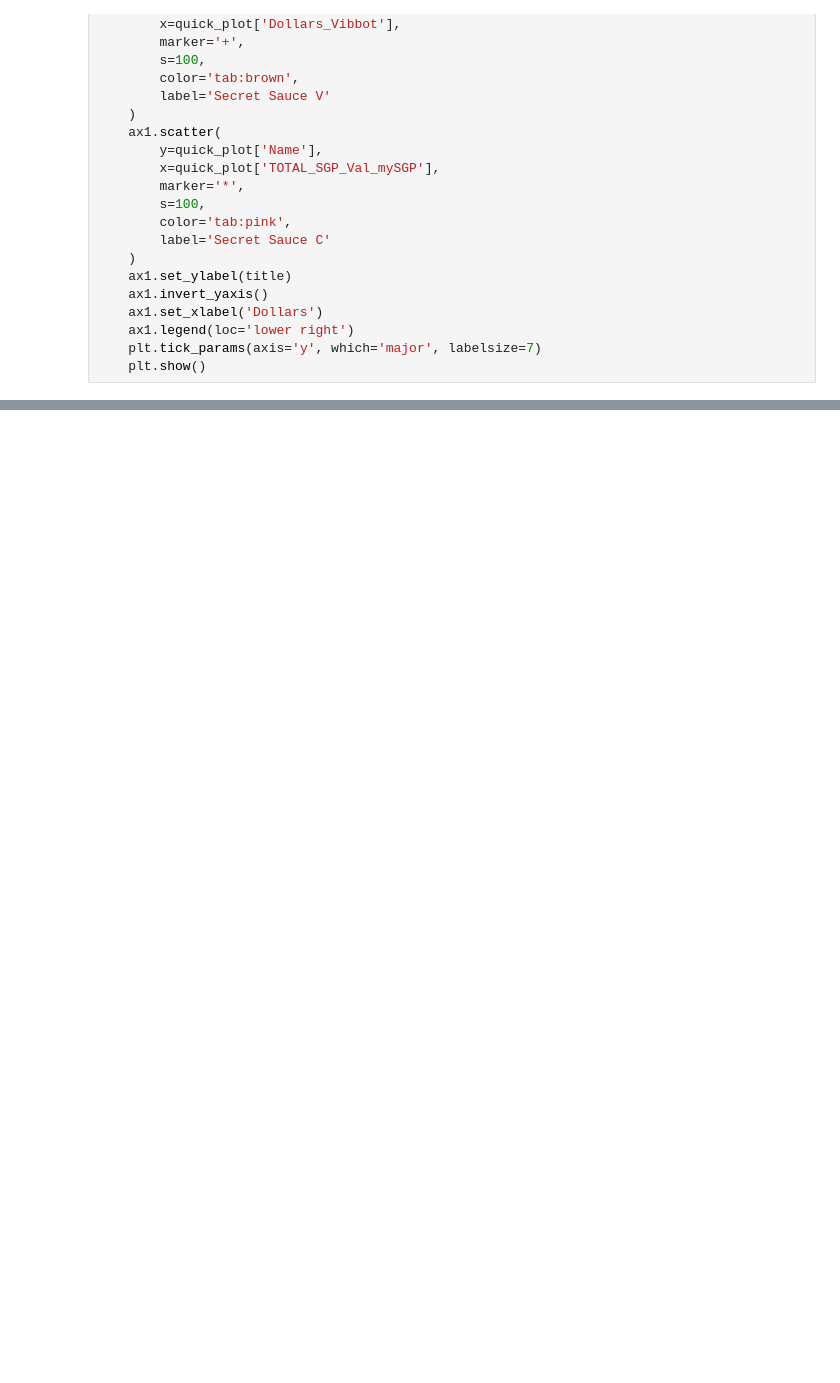
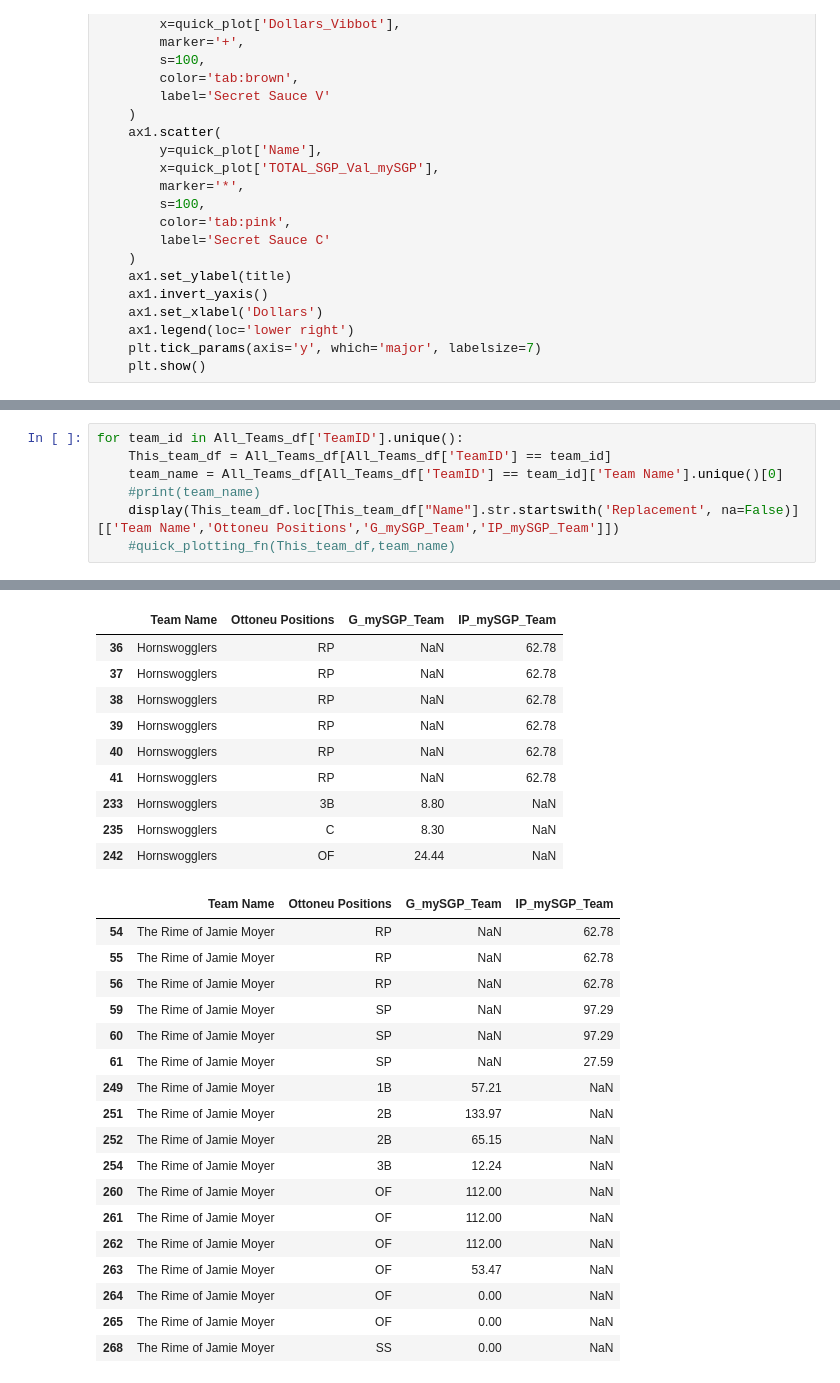
Before and after one commit to chmartin/Ottoneu_Baseball_Projects, a Jupyter notebook: Draft_Plan/Imaginary_Hammers.ipynb, the cells around one changed output, grey strips where cells are left out. Saved outputs shown, nothing was run; the diff lists cells and outputs as text; blank space fills up the shorter version.

```diff
--- a/Draft_Plan/Imaginary_Hammers.ipynb
+++ b/Draft_Plan/Imaginary_Hammers.ipynb
@@ -243,0 +268,8 @@ for team_id in All_Teams_df['TeamID'].unique():
+# %%
+for team_id in All_Teams_df['TeamID'].unique():
+    This_team_df = All_Teams_df[All_Teams_df['TeamID'] == team_id]
+    team_name = All_Teams_df[All_Teams_df['TeamID'] == team_id]['Team Name'].unique()[0]
+    #print(team_name)
+    display(This_team_df.loc[This_team_df["Name"].str.startswith('Replacement', na=False)][['Team Name','Ottoneu Positions','G_mySGP_Team','IP_mySGP_Team']])
+    #quick_plotting_fn(This_team_df,team_name)
+# %% [output]
@@ -243,0 +303,28 @@ for team_id in All_Teams_df['TeamID'].unique():
+|  | Team Name | Ottoneu Positions | G_mySGP_Team | IP_mySGP_Team |
+| 36 | Hornswogglers | RP | NaN | 62.78 |
+| 37 | Hornswogglers | RP | NaN | 62.78 |
+| 38 | Hornswogglers | RP | NaN | 62.78 |
+| 39 | Hornswogglers | RP | NaN | 62.78 |
+| 40 | Hornswogglers | RP | NaN | 62.78 |
+| 41 | Hornswogglers | RP | NaN | 62.78 |
+| 233 | Hornswogglers | 3B | 8.80 | NaN |
+| 235 | Hornswogglers | C | 8.30 | NaN |
+| 242 | Hornswogglers | OF | 24.44 | NaN |
+|  | Team Name | Ottoneu Positions | G_mySGP_Team | IP_mySGP_Team |
+| 54 | The Rime of Jamie Moyer | RP | NaN | 62.78 |
+| 55 | The Rime of Jamie Moyer | RP | NaN | 62.78 |
+| 56 | The Rime of Jamie Moyer | RP | NaN | 62.78 |
+| 59 | The Rime of Jamie Moyer | SP | NaN | 97.29 |
+| 60 | The Rime of Jamie Moyer | SP | NaN | 97.29 |
+| 61 | The Rime of Jamie Moyer | SP | NaN | 27.59 |
+| 249 | The Rime of Jamie Moyer | 1B | 57.21 | NaN |
+| 251 | The Rime of Jamie Moyer | 2B | 133.97 | NaN |
+| 252 | The Rime of Jamie Moyer | 2B | 65.15 | NaN |
+| 254 | The Rime of Jamie Moyer | 3B | 12.24 | NaN |
+| 260 | The Rime of Jamie Moyer | OF | 112.00 | NaN |
+| 261 | The Rime of Jamie Moyer | OF | 112.00 | NaN |
+| 262 | The Rime of Jamie Moyer | OF | 112.00 | NaN |
+| 263 | The Rime of Jamie Moyer | OF | 53.47 | NaN |
+| 264 | The Rime of Jamie Moyer | OF | 0.00 | NaN |
+| 265 | The Rime of Jamie Moyer | OF | 0.00 | NaN |
+| 268 | The Rime of Jamie Moyer | SS | 0.00 | NaN |
```
Also changed, not shown: parts of 14 cells of this notebook, 4 other files.
